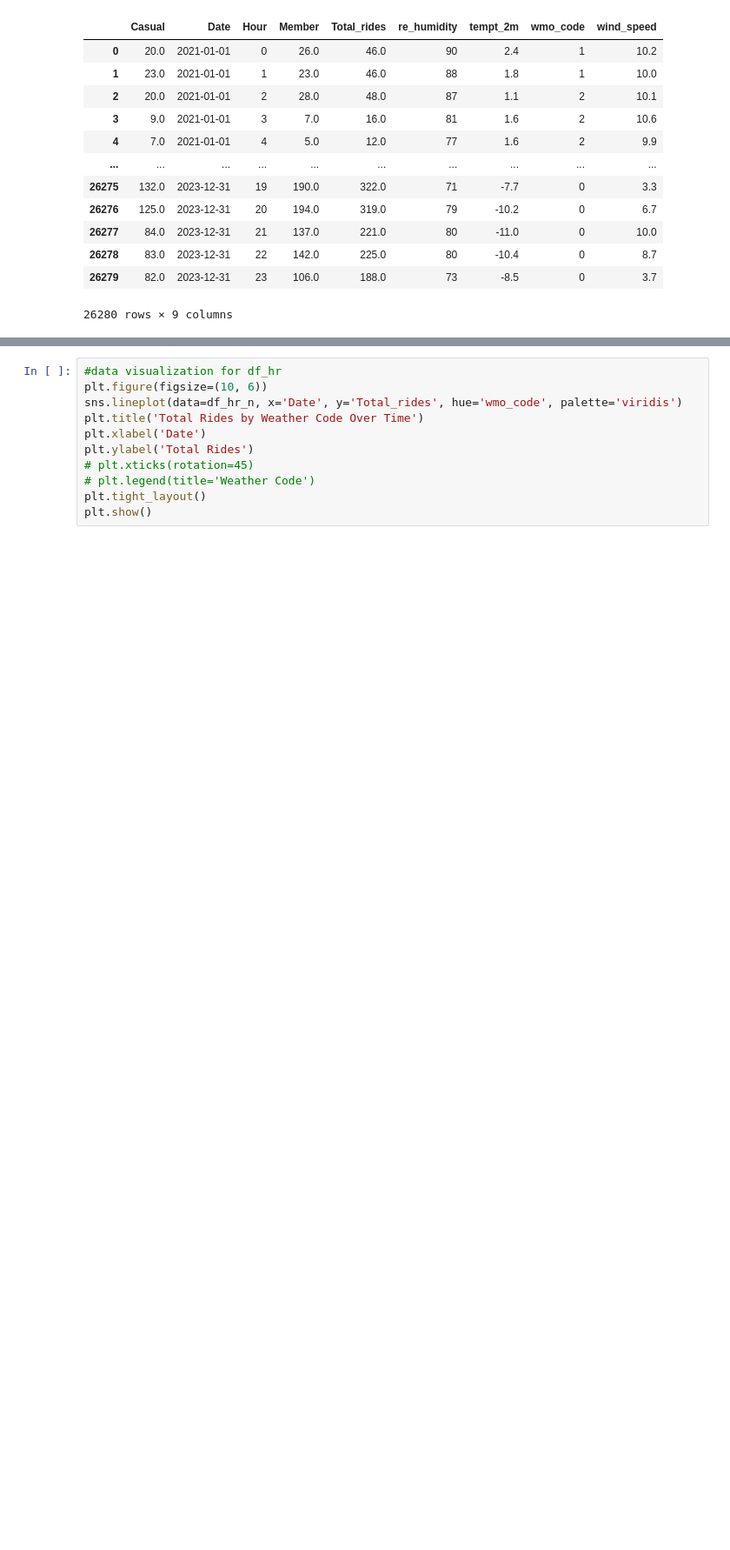
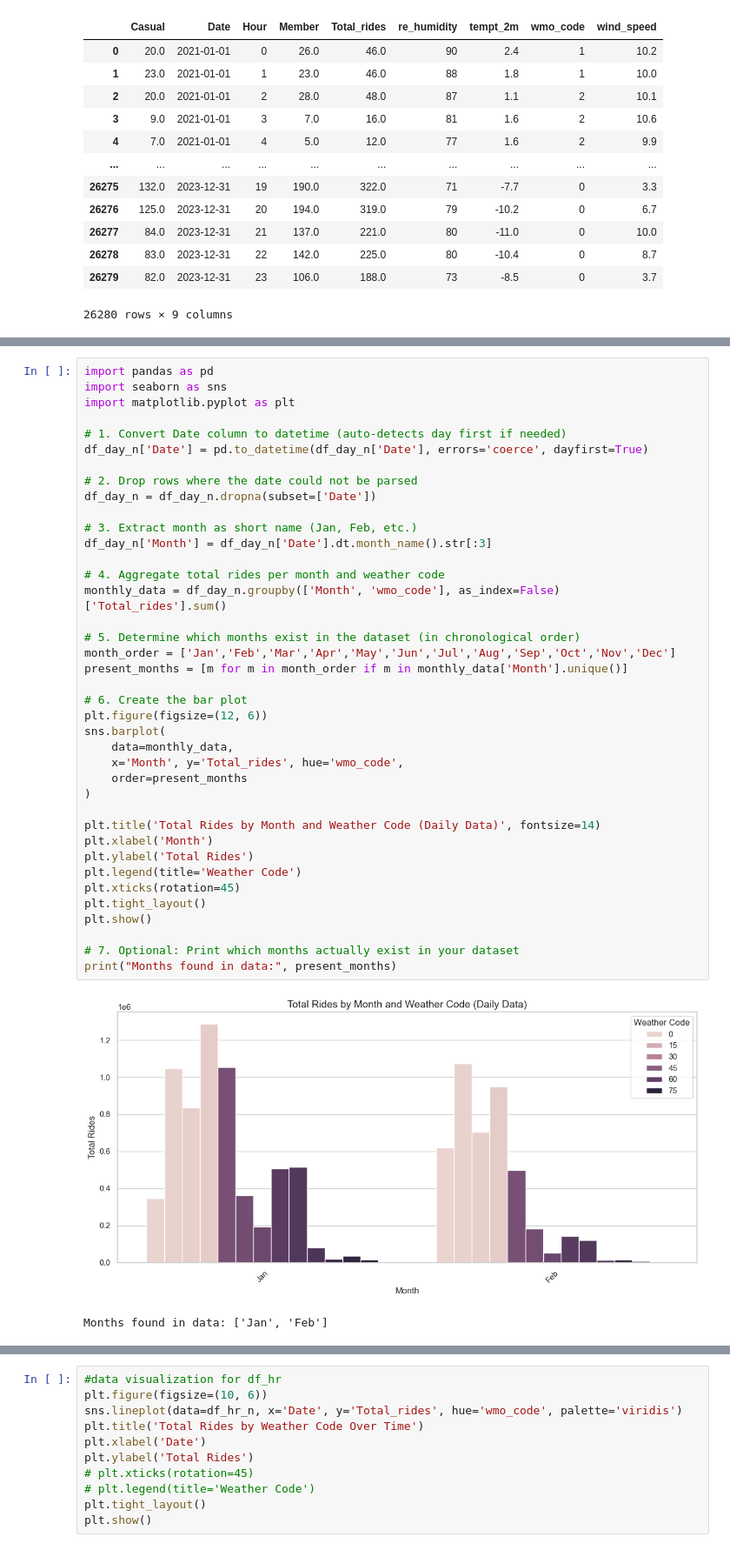
Before and after one commit to bbhatta10/Capital-Bike-Share, a Jupyter notebook: CapitalBikeShare.ipynb, the cells around one changed output, grey strips where cells are left out. Shown at 87% size. Drawn from its saved outputs; the diff is of its cells as text; blank space fills up the shorter version.

```diff
--- a/CapitalBikeShare.ipynb
+++ b/CapitalBikeShare.ipynb
@@ -113,0 +155,42 @@ plt.title('Total Rides by Weather Code')
+# %%
+import pandas as pd
+import seaborn as sns
+import matplotlib.pyplot as plt
+
+# 1. Convert Date column to datetime (auto-detects day first if needed)
+df_day_n['Date'] = pd.to_datetime(df_day_n['Date'], errors='coerce', dayfirst=True)
+
+# 2. Drop rows where the date could not be parsed
+df_day_n = df_day_n.dropna(subset=['Date'])
+
+# 3. Extract month as short name (Jan, Feb, etc.)
+df_day_n['Month'] = df_day_n['Date'].dt.month_name().str[:3]
+
+# 4. Aggregate total rides per month and weather code
+monthly_data = df_day_n.groupby(['Month', 'wmo_code'], as_index=False)['Total_rides'].sum()
+
+# 5. Determine which months exist in the dataset (in chronological order)
+month_order = ['Jan','Feb','Mar','Apr','May','Jun','Jul','Aug','Sep','Oct','Nov','Dec']
+present_months = [m for m in month_order if m in monthly_data['Month'].unique()]
+
+# 6. Create the bar plot
+plt.figure(figsize=(12, 6))
+sns.barplot(
+    data=monthly_data,
+    x='Month', y='Total_rides', hue='wmo_code',
+    order=present_months
+)
+
+plt.title('Total Rides by Month and Weather Code (Daily Data)', fontsize=14)
+plt.xlabel('Month')
+plt.ylabel('Total Rides')
+plt.legend(title='Weather Code')
+plt.xticks(rotation=45)
+plt.tight_layout()
+plt.show()
+
+# 7. Optional: Print which months actually exist in your dataset
+print("Months found in data:", present_months)
+# %% [output]
+[figure, added]
+Months found in data: ['Jan', 'Feb']
```
Also changed, not shown: parts of 12 cells of this notebook.
